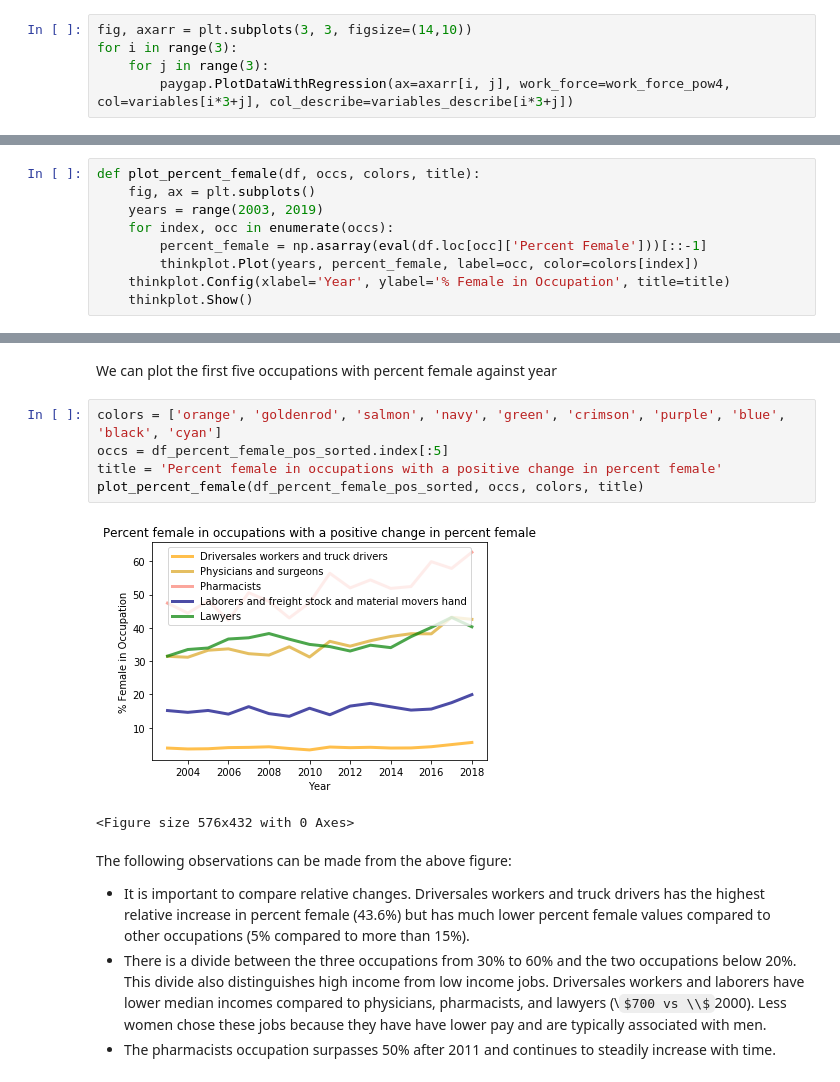
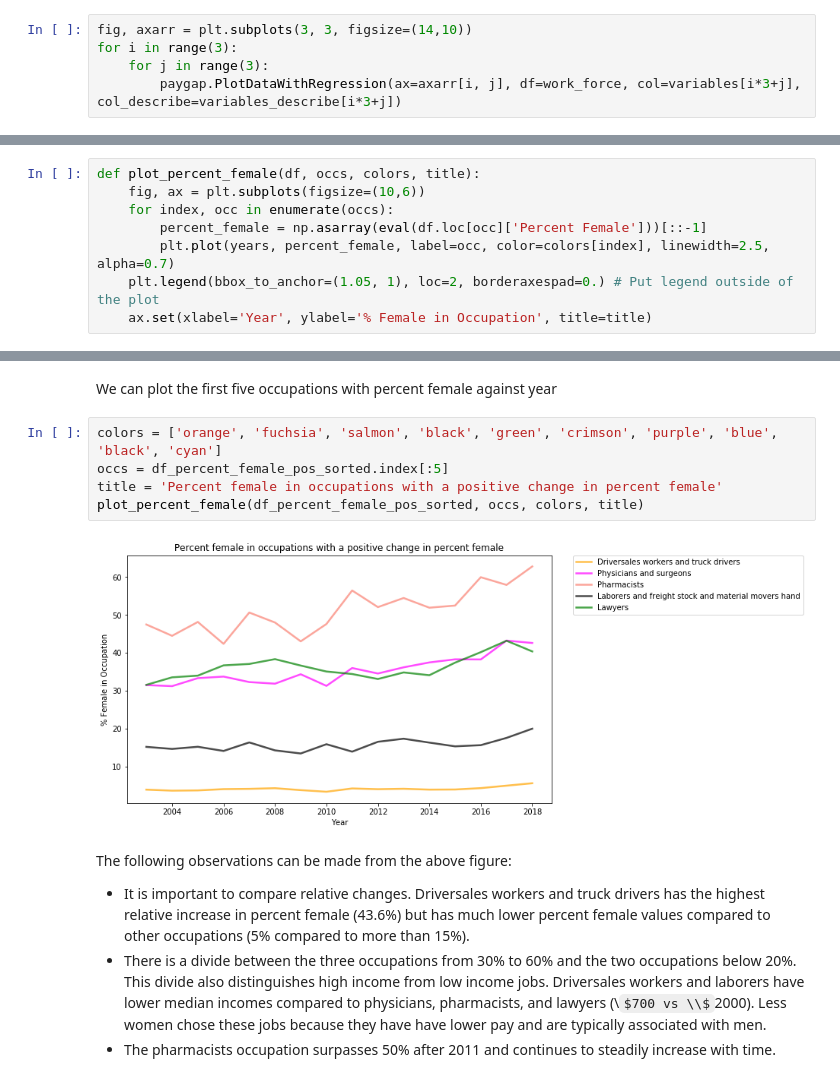
Before and after one commit to coverney/ThinkStats2, a Jupyter notebook: project2/project2.ipynb, the cells around one changed output, grey strips where cells are left out. Saved outputs shown, nothing was run; the diff lists cells and outputs as text; some formulas as TeX source.

```diff
--- a/project2/project2.ipynb
+++ b/project2/project2.ipynb
@@ -460,7 +453,7 @@ for var in variables:
 fig, axarr = plt.subplots(3, 3, figsize=(14,10))
 for i in range(3):
     for j in range(3):
-        paygap.PlotDataWithRegression(ax=axarr[i, j], work_force=work_force_pow4, col=variables[i*3+j], col_describe=variables_describe[i*3+j])
+        paygap.PlotDataWithRegression(ax=axarr[i, j], df=work_force, col=variables[i*3+j], col_describe=variables_describe[i*3+j])
 # %% [output]
 [figure]
 # %% [markdown]
@@ -803,13 +795,12 @@ Of the 10 highest paid occupations in America, just four have at least 40% femal
 To begin, we write some helper functions to visualize our data. `plot_percent_female` plots percent female against year for inputted occupations.
 # %%
 def plot_percent_female(df, occs, colors, title):
-    fig, ax = plt.subplots()
-    years = range(2003, 2019)
+    fig, ax = plt.subplots(figsize=(10,6))
     for index, occ in enumerate(occs):
         percent_female = np.asarray(eval(df.loc[occ]['Percent Female']))[::-1]
-        thinkplot.Plot(years, percent_female, label=occ, color=colors[index])
-    thinkplot.Config(xlabel='Year', ylabel='% Female in Occupation', title=title)
-    thinkplot.Show()
+        plt.plot(years, percent_female, label=occ, color=colors[index], linewidth=2.5, alpha=0.7)
+    plt.legend(bbox_to_anchor=(1.05, 1), loc=2, borderaxespad=0.) # Put legend outside of the plot
+    ax.set(xlabel='Year', ylabel='% Female in Occupation', title=title)
 # %% [markdown]
 `plot_percent_female_pay_gap` plots a two-scale plot of pay gap and percent female versus year. (We need to flip the data arrays since they are ordered in reverse chronological order.)
 # %%
@@ -918,13 +904,12 @@ df_percent_female_pos_sorted = df_percent_female_pos.sort_values(by=['Relative P
 # %% [markdown]
 We can plot the first five occupations with percent female against year
 # %%
-colors = ['orange', 'goldenrod', 'salmon', 'navy', 'green', 'crimson', 'purple', 'blue', 'black', 'cyan']
+colors = ['orange', 'fuchsia', 'salmon', 'black', 'green', 'crimson', 'purple', 'blue', 'black', 'cyan']
 occs = df_percent_female_pos_sorted.index[:5]
 title = 'Percent female in occupations with a positive change in percent female'
 plot_percent_female(df_percent_female_pos_sorted, occs, colors, title)
 # %% [output]
-[figure, old version]
+[figure, new version]
-<Figure size 576x432 with 0 Axes>
 # %% [markdown]
 The following observations can be made from the above figure:
 - It is important to compare relative changes. Driversales workers and truck drivers has the highest relative increase in percent female (43.6%) but has much lower percent female values compared to other occupations (5% compared to more than 15%).
```
Also changed, not shown: parts of 26 cells of this notebook, 1 other file.
